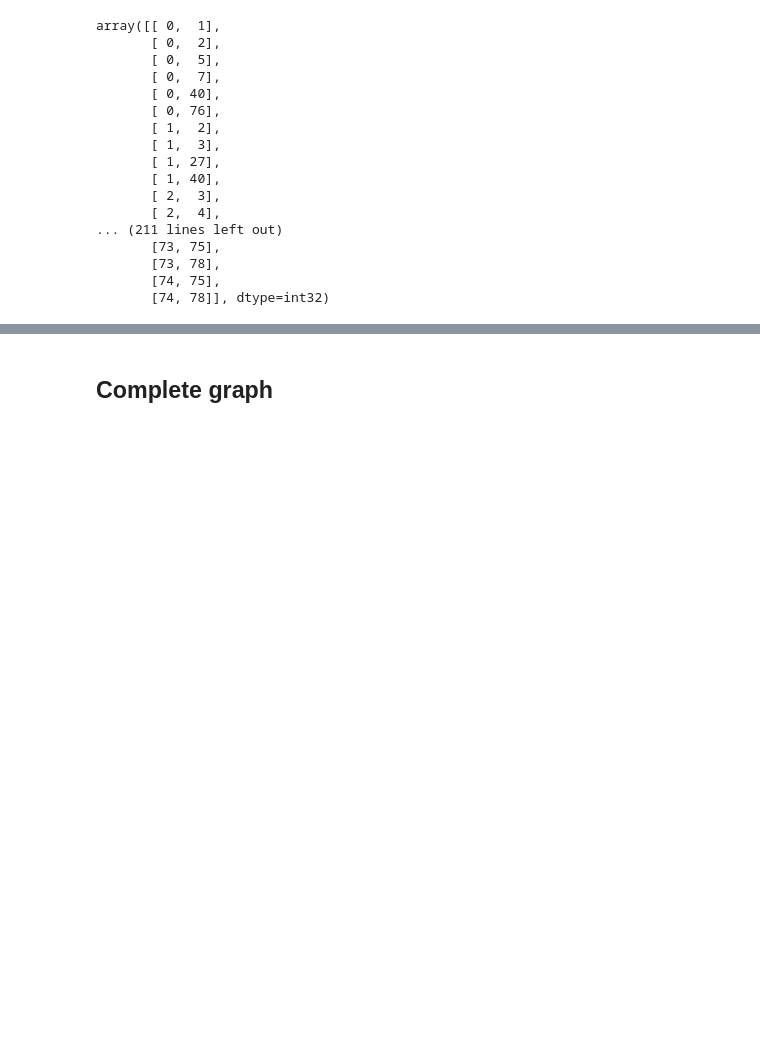
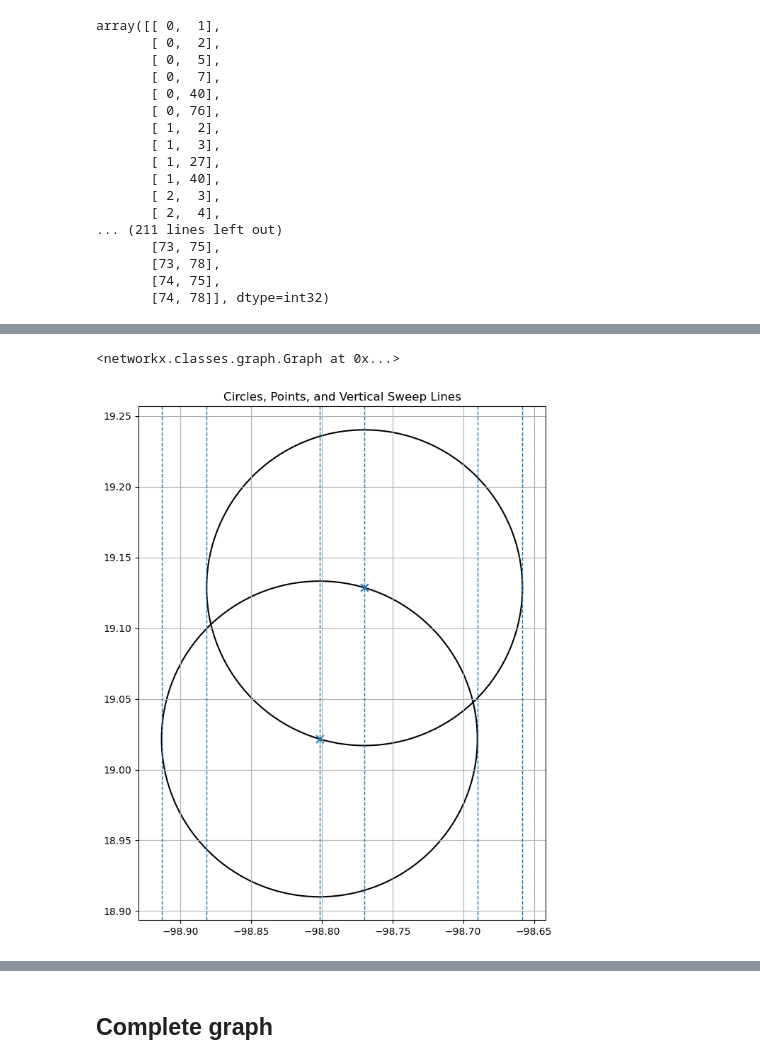
Before and after one commit to SaraLuzVC/Tesis-ITAM, a Jupyter notebook: Notebooks/Algoritmo_Rao_2.ipynb, the cells around one changed output, grey strips where cells are left out. Drawn from its saved outputs; the diff is of its cells as text; code cells hidden in the pictures; blank space fills up the shorter version.

Commit message:
Rao de beta igual o mayor que 1 completo con errores

```diff
--- a/Notebooks/Algoritmo_Rao_2.ipynb
+++ b/Notebooks/Algoritmo_Rao_2.ipynb
@@ -378,0 +505,35 @@ array([[ 0,  1],
+# %%
+# 1) coords from your DataFrame (consider projecting lon/lat if the area is large)
+coords = df_towns[["Longitude", "Latitude"]].dropna().to_numpy(float)
+
+# 2) Plain RNG (β=2 gives the standard lune size for RNG in many conventions; but with your formula, RNG is k=0 and choose β you need)
+G_rng = beta_skeleton_from_delaunay(coords, betas=2.0, k=0, weights=None)
+
+# 3) A family of β values (all with k=0)
+Gs = beta_skeleton_from_delaunay(coords, betas=[1.0, 2.0, 3.0], k=0, weights=None)
+
+# 4) Weighted per-node example (e.g., weights from a column):
+#    Suppose you have a Series/array 'W' of length n
+# W = df_towns.loc[df_towns[['Longitude','Latitude']].notna().all(1), 'SomeWeight'].to_numpy(float)
+# G_w = beta_skeleton_from_delaunay(coords, betas=2.0, k=0, weights=W)
+
+# 5) k-β skeleton (allow up to k interior points):
+G_kbeta = beta_skeleton_from_delaunay(coords, betas=2.0, k=2, weights=None)
+G_kbeta
+# %% [output]
+<networkx.classes.graph.Graph at 0x...>
+# %%
+# pick the first edge in the β=2.0 skeleton
+edges = np.array(G_rng.edges())
+i, j = edges[0]
+p1, p2 = tuple(coords[i]), tuple(coords[j])
+
+# choose the same weights you passed to builder:
+w1, w2 = _normalize_weights(None, i, j)
+c1, c2, r = _lune_params(p1, p2, beta=2.0, w1=w1, w2=w2)
+circles = [ (c1, r), (c2, r), (p1, 0.0), (p2, 0.0) ]
+
+points_to_plot = [tuple(coords[i])] + [tuple(coords[j])]
+plot_circles_points_with_verticals(circles, points_to_plot, figsize=(10, 8))
+# %% [output]
+[figure, added]
```
Also changed, not shown: parts of 7 cells of this notebook.
